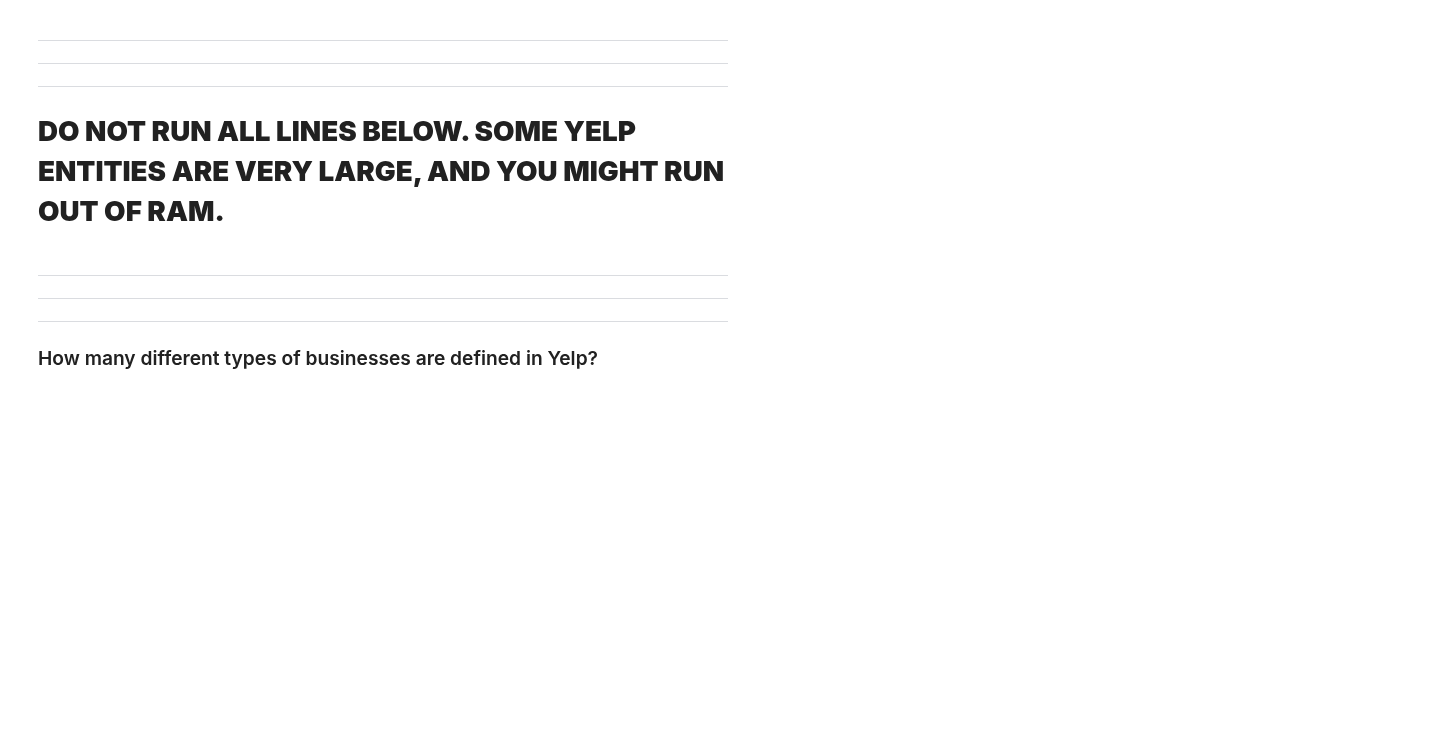
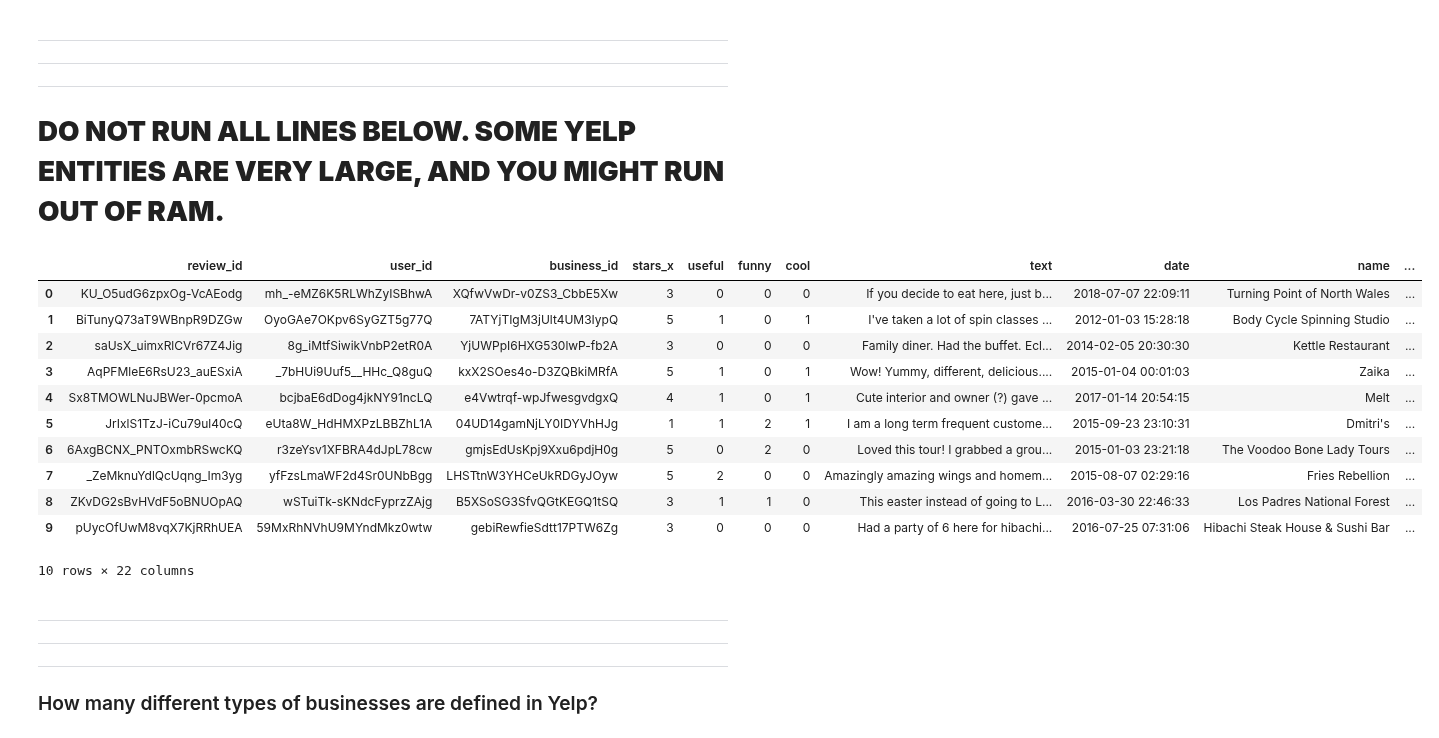
Before and after one commit to christiannielsen98/DVML-P7, a Jupyter notebook: Code/CompetencyQuestions/yelp_competency_question.ipynb, the cells around one changed output. Saved outputs shown, nothing was run; the diff lists cells and outputs as text; code cells hidden in the pictures; blank space fills up the shorter version.

```diff
--- a/Code/CompetencyQuestions/yelp_competency_question.ipynb
+++ b/Code/CompetencyQuestions/yelp_competency_question.ipynb
@@ -16,8 +17,23 @@ business['categories'] = business['categories'].str.split(', ', expand=False)
 users = pd.read_json(get_path("yelp_academic_dataset_user.json"), lines=True)
 # %%
 reviews = pd.read_json(get_path("yelp_academic_dataset_review.json"), lines=True)
-reviews = pd.merge(left=reviews, right=business, how='left', left_on='business_id', right_on='business_id')
+#reviews = pd.merge(left=reviews, right=business, how='left', left_on='business_id', right_on='business_id')
 #reviews = pd.merge(left=reviews, right=users, how='left', left_on='user_id', right_on='user_id')
+# %%
+reviews.head(10)
+# %% [output]
+|  | review_id | user_id | business_id | stars_x | useful | funny | cool | text | date | name | ... |
+| 0 | KU_O5udG6zpxOg-VcAEodg | mh_-eMZ6K5RLWhZyISBhwA | XQfwVwDr-v0ZS3_CbbE5Xw | 3 | 0 | 0 | 0 | If you decide to eat here, just b... | 2018-07-07 22:09:11 | Turning Point of North Wales | ... |
+| 1 | BiTunyQ73aT9WBnpR9DZGw | OyoGAe7OKpv6SyGZT5g77Q | 7ATYjTIgM3jUlt4UM3IypQ | 5 | 1 | 0 | 1 | I've taken a lot of spin classes ... | 2012-01-03 15:28:18 | Body Cycle Spinning Studio | ... |
+| 2 | saUsX_uimxRlCVr67Z4Jig | 8g_iMtfSiwikVnbP2etR0A | YjUWPpI6HXG530lwP-fb2A | 3 | 0 | 0 | 0 | Family diner. Had the buffet. Ecl... | 2014-02-05 20:30:30 | Kettle Restaurant | ... |
+| 3 | AqPFMleE6RsU23_auESxiA | _7bHUi9Uuf5__HHc_Q8guQ | kxX2SOes4o-D3ZQBkiMRfA | 5 | 1 | 0 | 1 | Wow! Yummy, different, delicious.... | 2015-01-04 00:01:03 | Zaika | ... |
+| 4 | Sx8TMOWLNuJBWer-0pcmoA | bcjbaE6dDog4jkNY91ncLQ | e4Vwtrqf-wpJfwesgvdgxQ | 4 | 1 | 0 | 1 | Cute interior and owner (?) gave ... | 2017-01-14 20:54:15 | Melt | ... |
+| 5 | JrIxlS1TzJ-iCu79ul40cQ | eUta8W_HdHMXPzLBBZhL1A | 04UD14gamNjLY0IDYVhHJg | 1 | 1 | 2 | 1 | I am a long term frequent custome... | 2015-09-23 23:10:31 | Dmitri's | ... |
+| 6 | 6AxgBCNX_PNTOxmbRSwcKQ | r3zeYsv1XFBRA4dJpL78cw | gmjsEdUsKpj9Xxu6pdjH0g | 5 | 0 | 2 | 0 | Loved this tour! I grabbed a grou... | 2015-01-03 23:21:18 | The Voodoo Bone Lady Tours | ... |
+| 7 | _ZeMknuYdlQcUqng_Im3yg | yfFzsLmaWF2d4Sr0UNbBgg | LHSTtnW3YHCeUkRDGyJOyw | 5 | 2 | 0 | 0 | Amazingly amazing wings and homem... | 2015-08-07 02:29:16 | Fries Rebellion | ... |
+| 8 | ZKvDG2sBvHVdF5oBNUOpAQ | wSTuiTk-sKNdcFyprzZAjg | B5XSoSG3SfvQGtKEGQ1tSQ | 3 | 1 | 1 | 0 | This easter instead of going to L... | 2016-03-30 22:46:33 | Los Padres National Forest | ... |
+| 9 | pUycOfUwM8vqX7KjRRhUEA | 59MxRhNVhU9MYndMkz0wtw | gebiRewfieSdtt17PTW6Zg | 3 | 0 | 0 | 0 | Had a party of 6 here for hibachi... | 2016-07-25 07:31:06 | Hibachi Steak House & Sushi Bar | ... |
+10 rows × 22 columns
 # %%
 checkins = pd.read_json(get_path("yelp_academic_dataset_checkin.json"), lines=True)
 checkins['date'] = checkins['date'].str.split(', ', expand=False)
```
Also changed, not shown: parts of 19 cells of this notebook, 4 other files.
